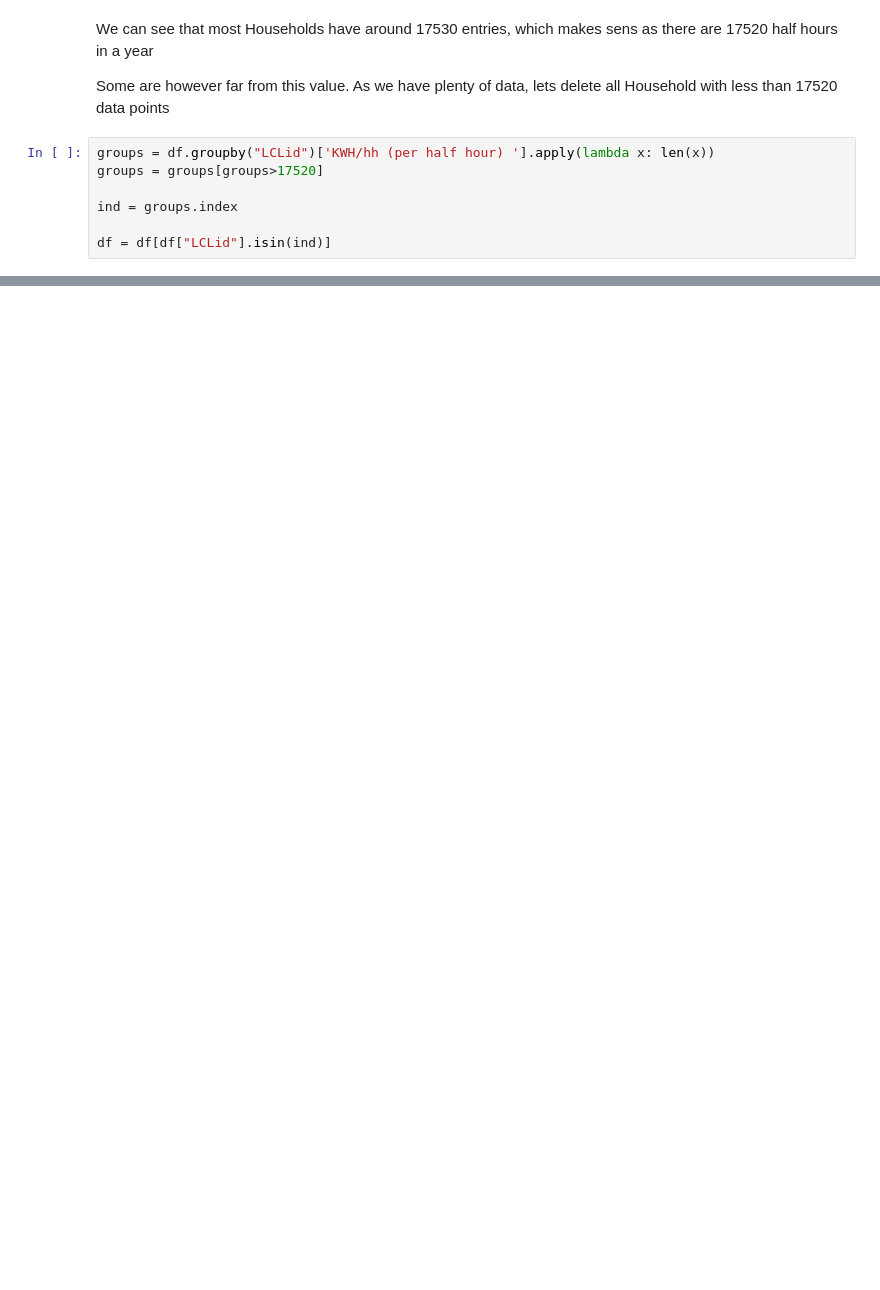
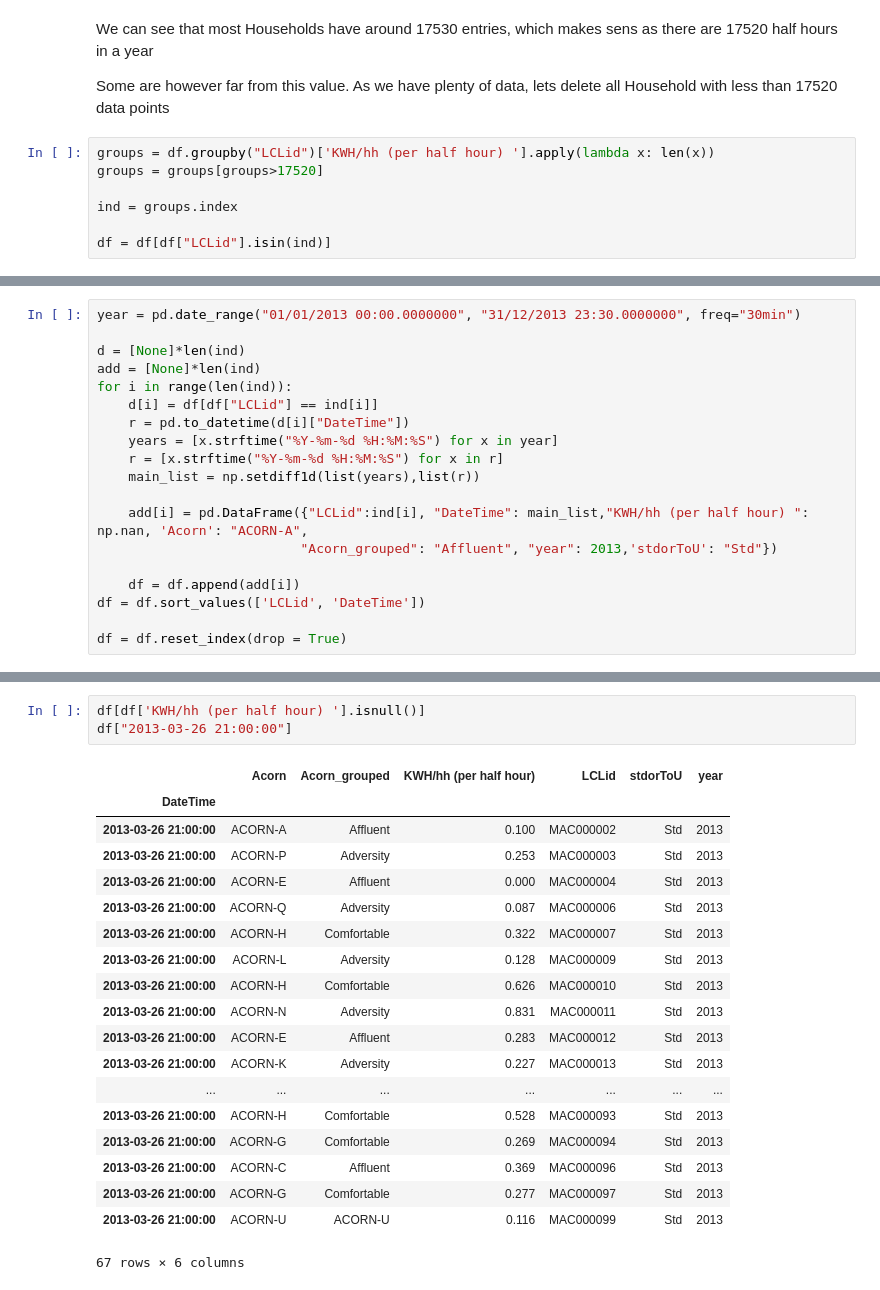
Before and after one commit to Nicolaskirsch2000/BASc-Dissertation, a Jupyter notebook: EDA for Dissertation.ipynb, the cells around one changed output, grey strips where cells are left out. Drawn from its saved outputs; the diff is of its cells as text; blank space fills up the shorter version.

```diff
--- a/EDA for Dissertation.ipynb
+++ b/EDA for Dissertation.ipynb
@@ -84,0 +125,19 @@ df = df[df["LCLid"].isin(ind)]
+# %%
+year = pd.date_range("01/01/2013 00:00.0000000", "31/12/2013 23:30.0000000", freq="30min")
+
+d = [None]*len(ind)
+add = [None]*len(ind)
+for i in range(len(ind)):
+    d[i] = df[df["LCLid"] == ind[i]]
+    r = pd.to_datetime(d[i]["DateTime"])
+    years = [x.strftime("%Y-%m-%d %H:%M:%S") for x in year]
+    r = [x.strftime("%Y-%m-%d %H:%M:%S") for x in r]
+    main_list = np.setdiff1d(list(years),list(r))
+
+    add[i] = pd.DataFrame({"LCLid":ind[i], "DateTime": main_list,"KWH/hh (per half hour) ": np.nan, 'Acorn': "ACORN-A",
+                          "Acorn_grouped": "Affluent", "year": 2013,'stdorToU': "Std"})
+
+    df = df.append(add[i])
+df = df.sort_values(['LCLid', 'DateTime'])
+
+df = df.reset_index(drop = True)
@@ -84,0 +162,23 @@ df = df[df["LCLid"].isin(ind)]
+# %%
+df[df['KWH/hh (per half hour) '].isnull()]
+df["2013-03-26 21:00:00"]
+# %% [output]
+|  | Acorn | Acorn_grouped | KWH/hh (per half hour) | LCLid | stdorToU | year |
+| DateTime |  |  |  |  |  |  |
+| 2013-03-26 21:00:00 | ACORN-A | Affluent | 0.100 | MAC000002 | Std | 2013 |
+| 2013-03-26 21:00:00 | ACORN-P | Adversity | 0.253 | MAC000003 | Std | 2013 |
+| 2013-03-26 21:00:00 | ACORN-E | Affluent | 0.000 | MAC000004 | Std | 2013 |
+| 2013-03-26 21:00:00 | ACORN-Q | Adversity | 0.087 | MAC000006 | Std | 2013 |
+| 2013-03-26 21:00:00 | ACORN-H | Comfortable | 0.322 | MAC000007 | Std | 2013 |
+| 2013-03-26 21:00:00 | ACORN-L | Adversity | 0.128 | MAC000009 | Std | 2013 |
+| 2013-03-26 21:00:00 | ACORN-H | Comfortable | 0.626 | MAC000010 | Std | 2013 |
+| 2013-03-26 21:00:00 | ACORN-N | Adversity | 0.831 | MAC000011 | Std | 2013 |
+| 2013-03-26 21:00:00 | ACORN-E | Affluent | 0.283 | MAC000012 | Std | 2013 |
+| 2013-03-26 21:00:00 | ACORN-K | Adversity | 0.227 | MAC000013 | Std | 2013 |
+| ... | ... | ... | ... | ... | ... | ... |
+| 2013-03-26 21:00:00 | ACORN-H | Comfortable | 0.528 | MAC000093 | Std | 2013 |
+| 2013-03-26 21:00:00 | ACORN-G | Comfortable | 0.269 | MAC000094 | Std | 2013 |
+| 2013-03-26 21:00:00 | ACORN-C | Affluent | 0.369 | MAC000096 | Std | 2013 |
+| 2013-03-26 21:00:00 | ACORN-G | Comfortable | 0.277 | MAC000097 | Std | 2013 |
+| 2013-03-26 21:00:00 | ACORN-U | ACORN-U | 0.116 | MAC000099 | Std | 2013 |
+67 rows × 6 columns
```
Also changed, not shown: parts of 18 cells of this notebook, 2 other files.
